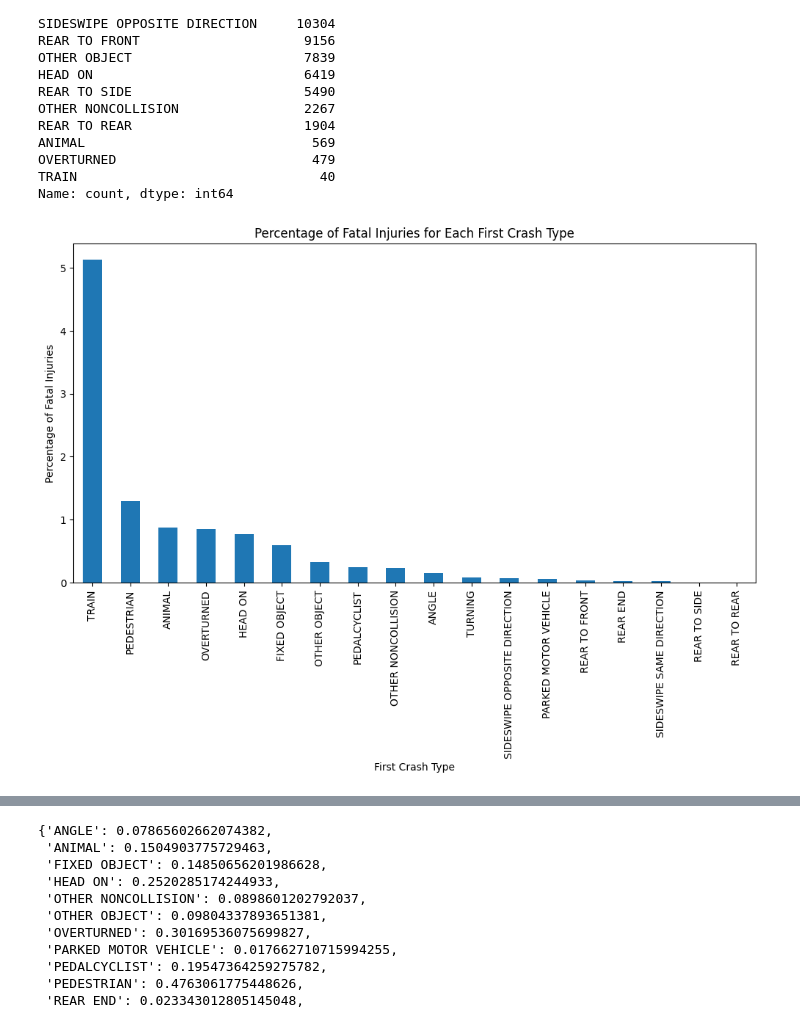
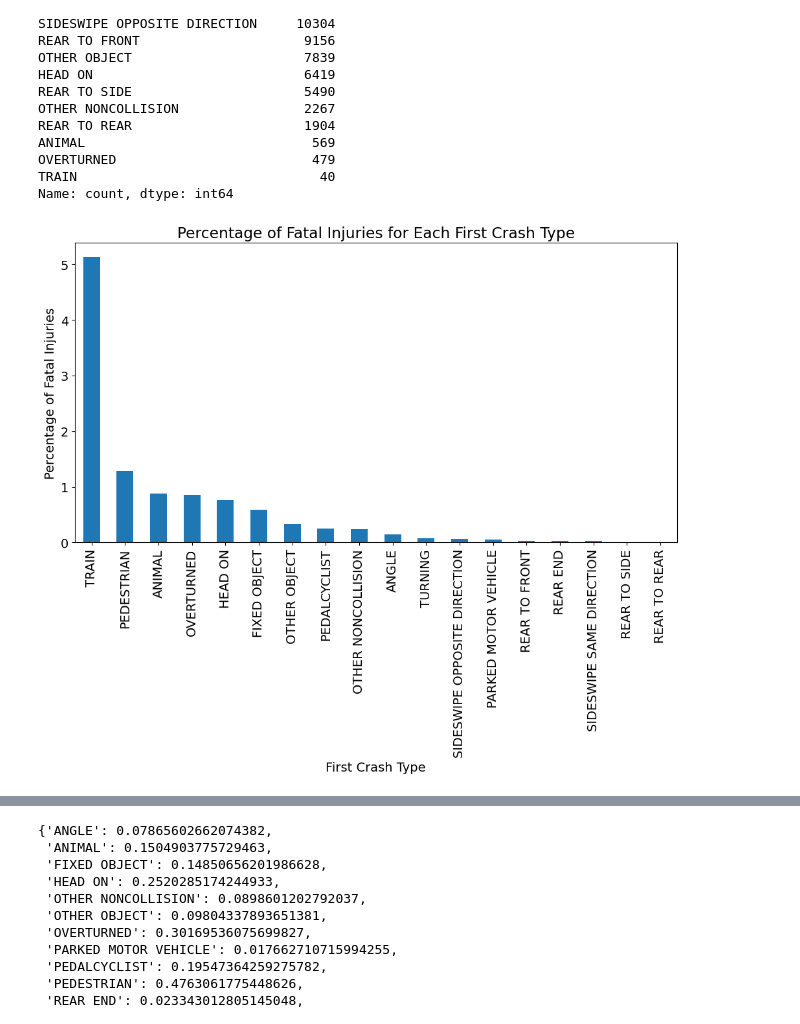
Before and after one commit to lavo2/DataMining-Project, a Jupyter notebook: 1-understanding.ipynb, the cells around one changed output, grey strips where cells are left out. Cells and saved outputs as stored; diff of their text form; code cells hidden in the pictures.

```diff
--- a/1-understanding.ipynb
+++ b/1-understanding.ipynb
@@ -473,17 +473,20 @@ Name: count, dtype: int64
 # %%
 # Calculate the percentage of INJURIES_FATAL for each FIRST_CRASH_TYPE
 fatal_injuries_percentage = crashes.groupby('FIRST_CRASH_TYPE')['INJURIES_FATAL'].mean() * 100
+
+# Set font size
+plt.rcParams.update({'font.size': 14})
 
 # Plot the percentage
 plt.figure(figsize=(12, 6))
 fatal_injuries_percentage.sort_values(ascending=False).plot(kind='bar')
 plt.xlabel('First Crash Type')
 plt.ylabel('Percentage of Fatal Injuries')
 plt.title('Percentage of Fatal Injuries for Each First Crash Type')
 plt.xticks(rotation=90)
 plt.show()
 # %% [output]
-[figure, old version]
+[figure, new version]
 # %%
 # Calculate the percentage of INJURIES_FATAL for each FIRST_CRASH_TYPE
 fatal_injuries_percentage = crashes.groupby('FIRST_CRASH_TYPE')['INJURIES_INCAPACITATING'].mean() * 100
```
Also changed, not shown: parts of 23 cells of this notebook, 3 other files.
